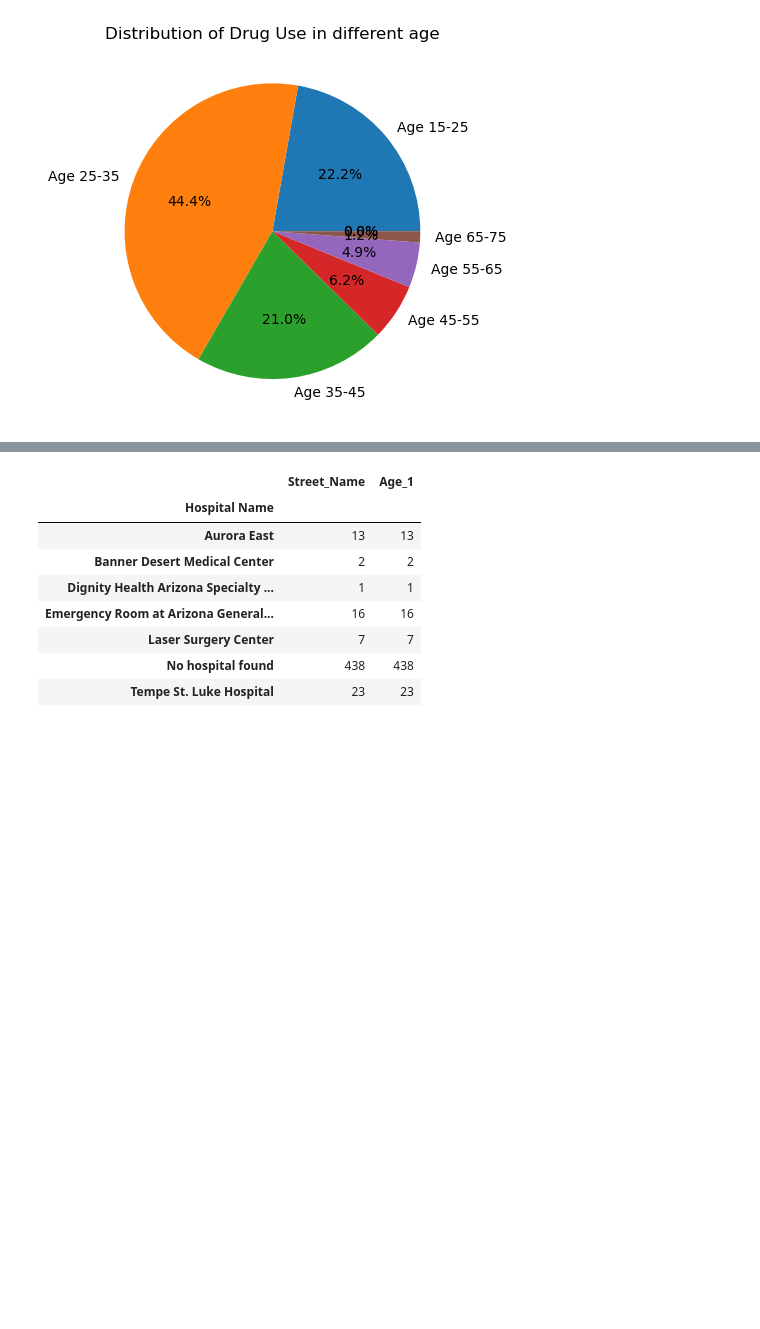
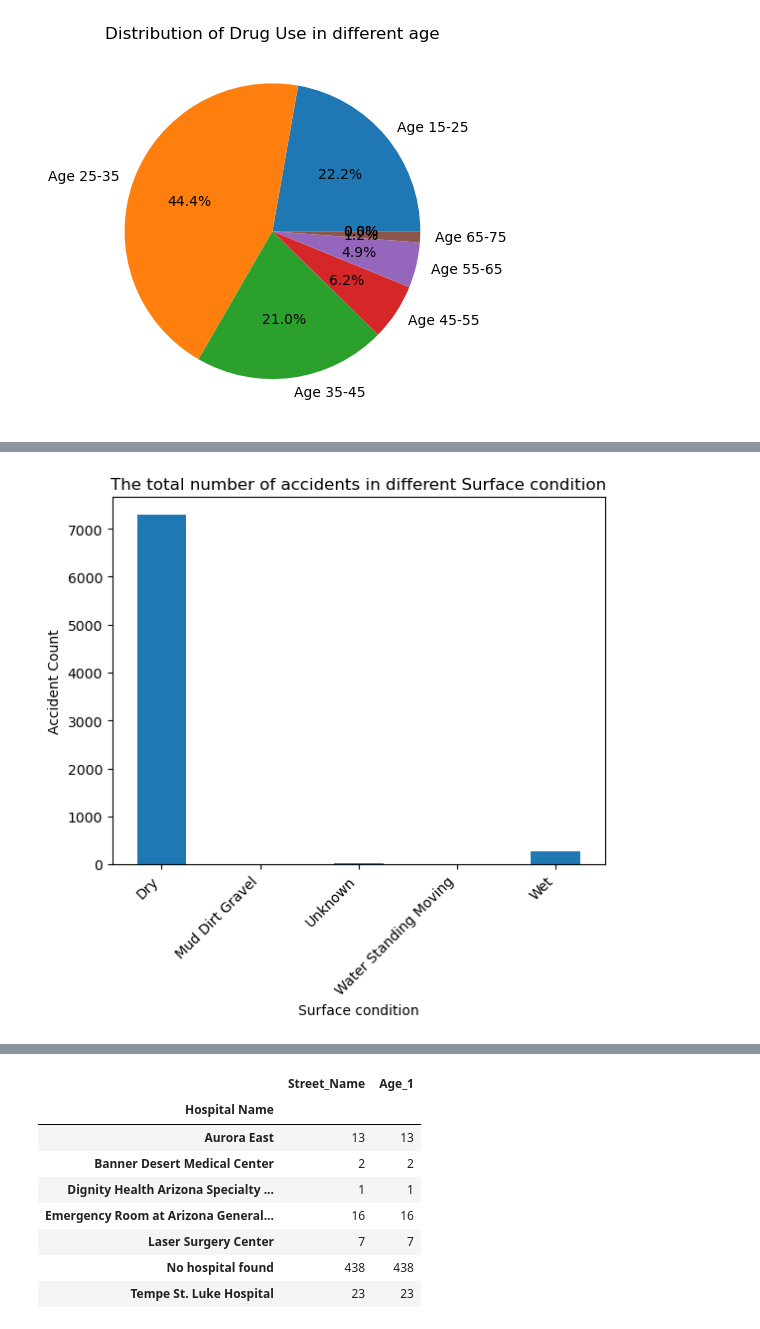
Before and after one commit to DeStafford/Project-1-, a Jupyter notebook: Data Visualization_Project-tina-api.ipynb, the cells around one changed output, grey strips where cells are left out. Drawn from its saved outputs; the diff is of its cells as text; code cells hidden in the pictures; blank space fills up the shorter version.

```diff
--- a/Data Visualization_Project-tina-api.ipynb
+++ b/Data Visualization_Project-tina-api.ipynb
@@ -275,0 +320,3 @@ plt.show()
+# %%
+Surface_Condition=crash_data.groupby("Surface_Condition").count()["Incident_ID"]
+Surface_Condition
@@ -275,0 +331,13 @@ plt.show()
+# %%
+#Generate a bar plot showing the total number of accidents in different light condition
+Figure_age_injuries = Surface_Condition.plot(
+    kind="bar", xlabel="Surface condition", ylabel="Accident Count", rot=0)
+
+x_set =Surface_Condition.index
+tick_locations = range(len(x_set))
+plt.xticks(tick_locations, x_set, rotation=45, ha="right")
+plt.title("The total number of accidents in different Surface condition")
+plt.savefig("output/surface condition.png")
+plt.show()
+# %% [output]
+[figure, added]
```
Also changed, not shown: parts of 10 cells of this notebook, 14 other files.
